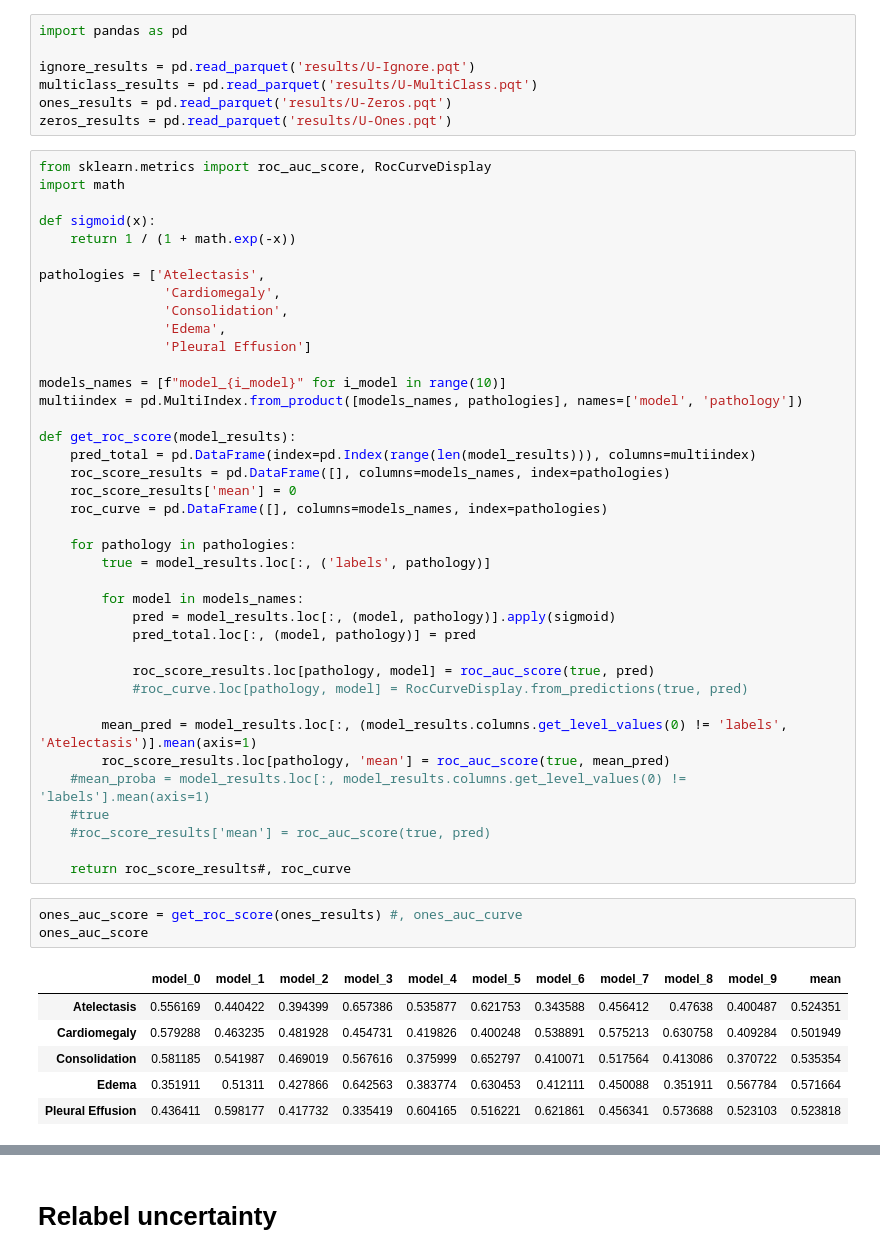
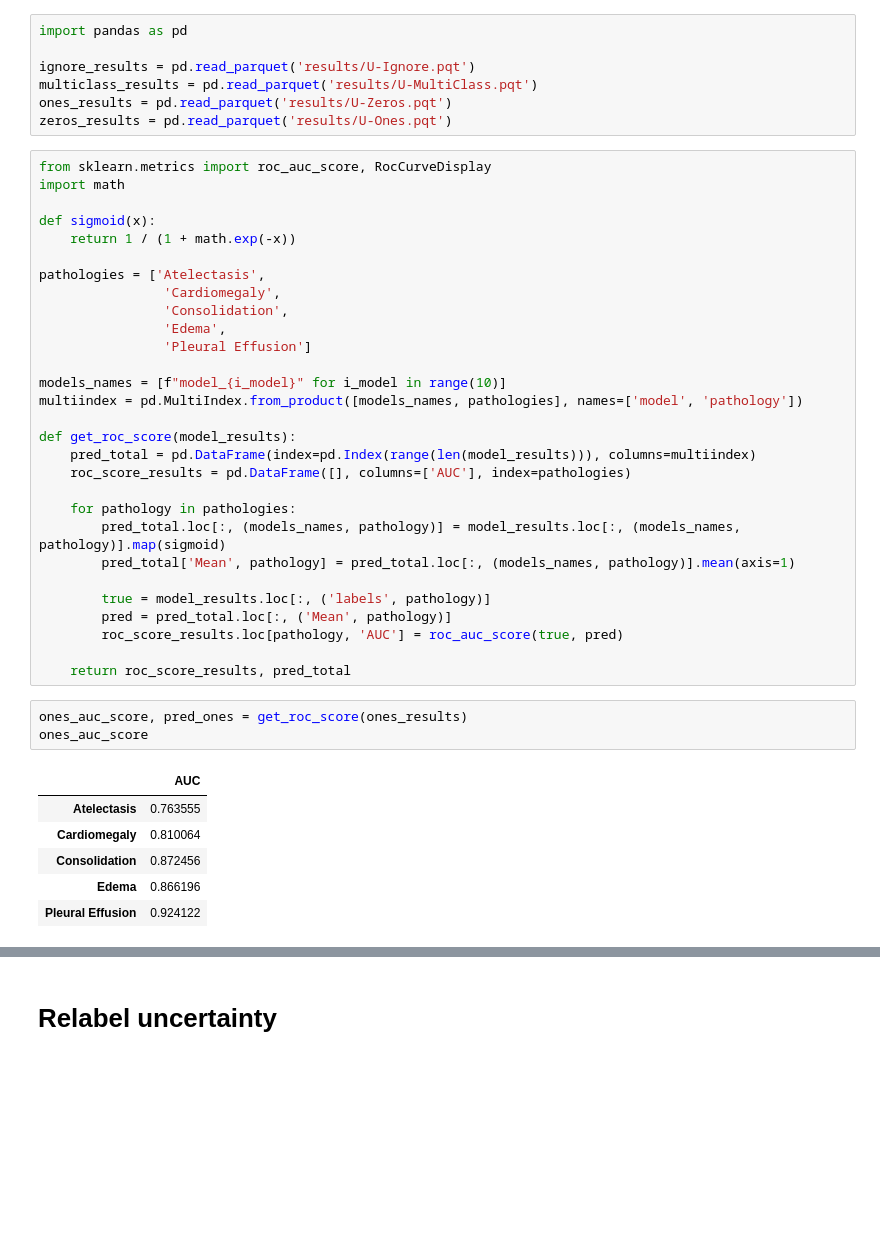
Before and after one commit to cruz-lucas/Chest-X-Ray-Pathology-Classifier, a Jupyter notebook: notebooks/6.0-results.ipynb, the cells around one changed output, grey strips where cells are left out. Saved outputs shown, nothing was run; the diff lists cells and outputs as text; blank space fills up the shorter version.

```diff
--- a/notebooks/6.0-results.ipynb
+++ b/notebooks/6.0-results.ipynb
@@ -104,34 +100,24 @@ multiindex = pd.MultiIndex.from_product([models_names, pathologies], names=['mod
 
 def get_roc_score(model_results):
     pred_total = pd.DataFrame(index=pd.Index(range(len(model_results))), columns=multiindex)
-    roc_score_results = pd.DataFrame([], columns=models_names, index=pathologies)
-    roc_score_results['mean'] = 0
-    roc_curve = pd.DataFrame([], columns=models_names, index=pathologies)
+    roc_score_results = pd.DataFrame([], columns=['AUC'], index=pathologies)
 
     for pathology in pathologies:
+        pred_total.loc[:, (models_names, pathology)] = model_results.loc[:, (models_names, pathology)].map(sigmoid)
+        pred_total['Mean', pathology] = pred_total.loc[:, (models_names, pathology)].mean(axis=1)
+
         true = model_results.loc[:, ('labels', pathology)]
+        pred = pred_total.loc[:, ('Mean', pathology)]
+        roc_score_results.loc[pathology, 'AUC'] = roc_auc_score(true, pred)
 
-        for model in models_names:
-            pred = model_results.loc[:, (model, pathology)].apply(sigmoid)
-            pred_total.loc[:, (model, pathology)] = pred
-
-            roc_score_results.loc[pathology, model] = roc_auc_score(true, pred)
-            #roc_curve.loc[pathology, model] = RocCurveDisplay.from_predictions(true, pred)
-
-        mean_pred = model_results.loc[:, (model_results.columns.get_level_values(0) != 'labels', 'Atelectasis')].mean(axis=1)
-        roc_score_results.loc[pathology, 'mean'] = roc_auc_score(true, mean_pred)
-    #mean_proba = model_results.loc[:, model_results.columns.get_level_values(0) != 'labels'].mean(axis=1)
-    #true
-    #roc_score_results['mean'] = roc_auc_score(true, pred)
-
-    return roc_score_results#, roc_curve
+    return roc_score_results, pred_total
 # %%
-ones_auc_score = get_roc_score(ones_results) #, ones_auc_curve
+ones_auc_score, pred_ones = get_roc_score(ones_results)
 ones_auc_score
 # %% [output]
-|  | model_0 | model_1 | model_2 | model_3 | model_4 | model_5 | model_6 | model_7 | model_8 | model_9 | mean |
-| Atelectasis | 0.556169 | 0.440422 | 0.394399 | 0.657386 | 0.535877 | 0.621753 | 0.343588 | 0.456412 | 0.47638 | 0.400487 | 0.524351 |
-| Cardiomegaly | 0.579288 | 0.463235 | 0.481928 | 0.454731 | 0.419826 | 0.400248 | 0.538891 | 0.575213 | 0.630758 | 0.409284 | 0.501949 |
-| Consolidation | 0.581185 | 0.541987 | 0.469019 | 0.567616 | 0.375999 | 0.652797 | 0.410071 | 0.517564 | 0.413086 | 0.370722 | 0.535354 |
-| Edema | 0.351911 | 0.51311 | 0.427866 | 0.642563 | 0.383774 | 0.630453 | 0.412111 | 0.450088 | 0.351911 | 0.567784 | 0.571664 |
-| Pleural Effusion | 0.436411 | 0.598177 | 0.417732 | 0.335419 | 0.604165 | 0.516221 | 0.621861 | 0.456341 | 0.573688 | 0.523103 | 0.523818 |
+|  | AUC |
+| Atelectasis | 0.763555 |
+| Cardiomegaly | 0.810064 |
+| Consolidation | 0.872456 |
+| Edema | 0.866196 |
+| Pleural Effusion | 0.924122 |
```
Also changed, not shown: parts of 25 cells of this notebook, 7 other files.
